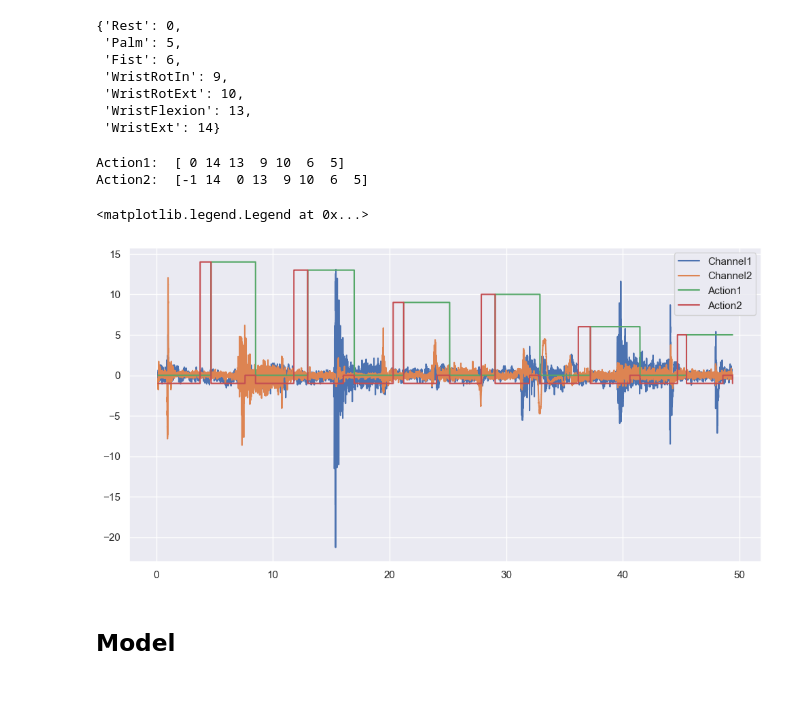
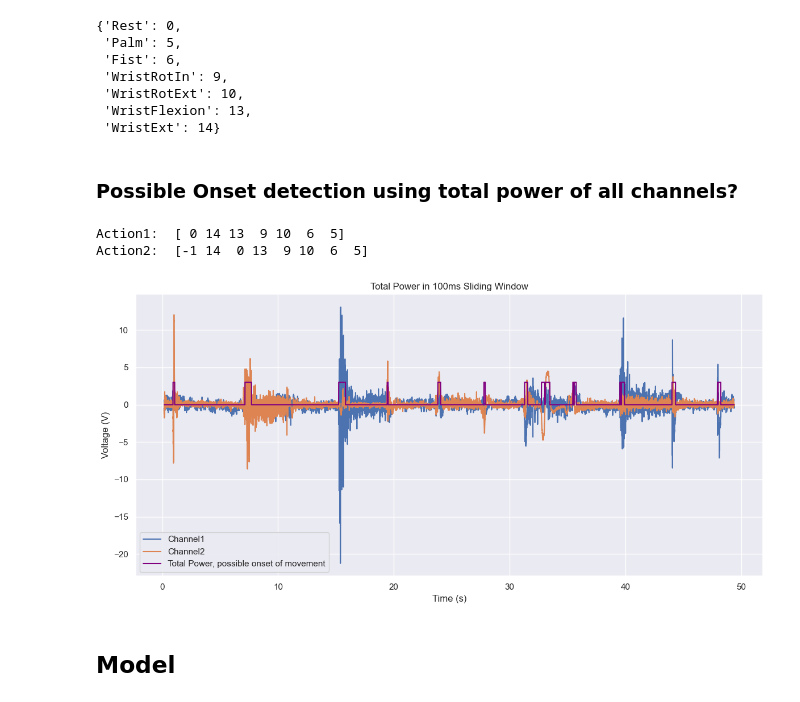
Before and after one commit to N-Pulse/EMG-Decoding, a Jupyter notebook: data_exploration.ipynb, the cells around one changed output. Saved outputs shown, nothing was run; the diff lists cells and outputs as text; code cells hidden in the pictures.

Commit message:
Onset detection using power of all channels

```diff
--- a/data_exploration.ipynb
+++ b/data_exploration.ipynb
@@ -602,33 +639,93 @@ gesture_to_id
  'WristRotExt': 10,
  'WristFlexion': 13,
  'WristExt': 14}
+# %% [markdown]
+### Possible Onset detection using total power of all channels?
 # %%
 sample_of_personal_dataset = pd.read_csv("data/pers_data/cleaned/cleaned_WS_R_4_250328161002.csv")
 sample_of_personal_dataset
 plt.figure(figsize=(12, 6))
 plt.plot(sample_of_personal_dataset['Timestamp'], sample_of_personal_dataset['Channel1'], label='Channel1')
 plt.plot(sample_of_personal_dataset['Timestamp'], sample_of_personal_dataset['Channel2'], label='Channel2')
 
 # convert the Action1 and action2 columns to numbers, and -1 if it is Nan
 sample_of_personal_dataset['Action1'] = sample_of_personal_dataset['Action1'].map(gesture_to_id).fillna(-1).astype(int)
 sample_of_personal_dataset['Action2'] = sample_of_personal_dataset['Action2'].map(gesture_to_id).fillna(-1).astype(int)
 sample_of_personal_dataset['Action1'] = sample_of_personal_dataset['Action1'].astype(int)
 sample_of_personal_dataset['Action2'] = sample_of_personal_dataset['Action2'].astype(int)
 # print what each number means
 print("Action1: ", sample_of_personal_dataset['Action1'].unique())
 print("Action2: ", sample_of_personal_dataset['Action2'].unique())
 
 # plot action1 and action 2 over the signal
 # plt.figure(figsize=(12, 6))
-plt.plot(sample_of_personal_dataset['Timestamp'], sample_of_personal_dataset['Action1'], label='Action1')
-plt.plot(sample_of_personal_dataset['Timestamp'], sample_of_personal_dataset['Action2'], label='Action2')
+# plt.plot(sample_of_personal_dataset['Timestamp'], sample_of_personal_dataset['Action1'], label='Action1')
+# plt.plot(sample_of_personal_dataset['Timestamp'], sample_of_personal_dataset['Action2'], label='Action2')
 
+# next, plot the amplitude of the total power of the signal in a certain time window
+import numpy as np
+import matplotlib.pyplot as plt
+
+# Parameters
+window_size_sec = 0.1 # 200 ms window
+step_size_sec = 0.01    # 10 ms step
+fs = 1000               # Sampling frequency ~1500Hz
+
+window_size = int(window_size_sec * fs)
+step_size = int(step_size_sec * fs)
+
+# Signals
+signal1 = sample_of_personal_dataset['Channel1'].values
+signal2 = sample_of_personal_dataset['Channel2'].values
+timestamps = sample_of_personal_dataset['Timestamp'].values
+
+# Prepare sliding window total power calculation
+total_power1 = []
+time_axis = []
+total_power2 = []
+
+now = time.time()
+for start in range(0, len(signal2) - window_size, step_size):
+
+    end = start + window_size
+    segment2 = signal2[start:end]
+    segment1 = signal1[start:end]
+
+    fft_vals2 = np.abs(np.fft.rfft(segment2))**2
+    fft_vals1 = np.abs(np.fft.rfft(segment1))**2
+
+    # fft_vals1 = fft_vals1/np.mean(segment1**2)
+    # fft_vals2 = fft_vals2/np.mean(segment2**2)
+    power2 = np.sum(fft_vals2)
+    power1 = np.sum(fft_vals1)
+
+
+    total_power2.append(power2)
+    total_power1.append(power1)
+
+    time_axis.append(timestamps[start + window_size // 2])  # Center of window
+
+total_power1 = np.array(total_power1)
+total_power2 = np.array(total_power2)
+# Plot Total Power over time
+# plt.figure(figsize=(12, 6))
+# plt.plot(time_axis, total_power1, color='purple')
+# plt.plot(time_axis, total_power2, color='green')
+total_power = total_power1 + total_power2
+
+
+plt.plot(time_axis, (total_power>25000)*3, color='purple', label='Total Power, possible onset of movement')
+plt.title(f'Total Power in {window_size_sec*1000:.0f}ms Sliding Window')
+plt.xlabel('Time (s)')
+plt.ylabel('Voltage (V)')
+
+plt.tight_layout()
 plt.legend()
+plt.show()
 # %% [output]
 Action1:  [ 0 14 13  9 10  6  5]
 Action2:  [-1 14  0 13  9 10  6  5]
-<matplotlib.legend.Legend at 0x...>
-[figure, old version]
+[figure, new version]
 # %%
 # Channel 1 pers data -> Channel 2 ninapro
 # Channel 2 pers data -> Channel 8 ninapro
```
Also changed, not shown: parts of 9 cells of this notebook.
